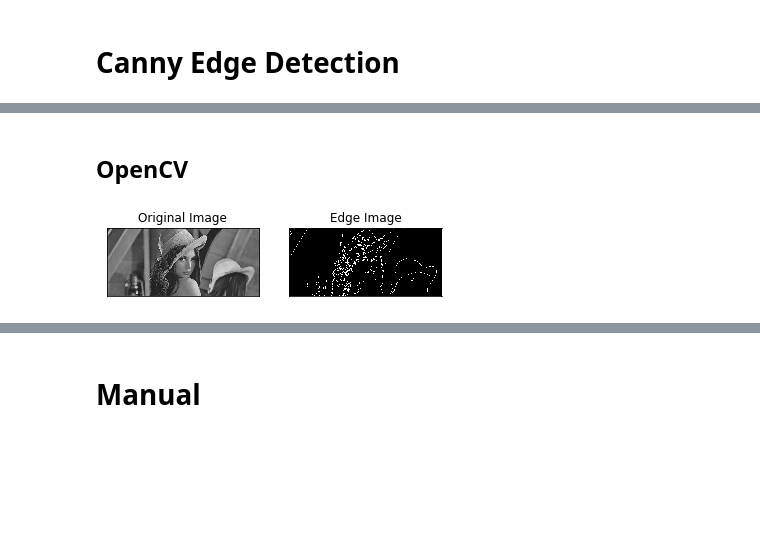
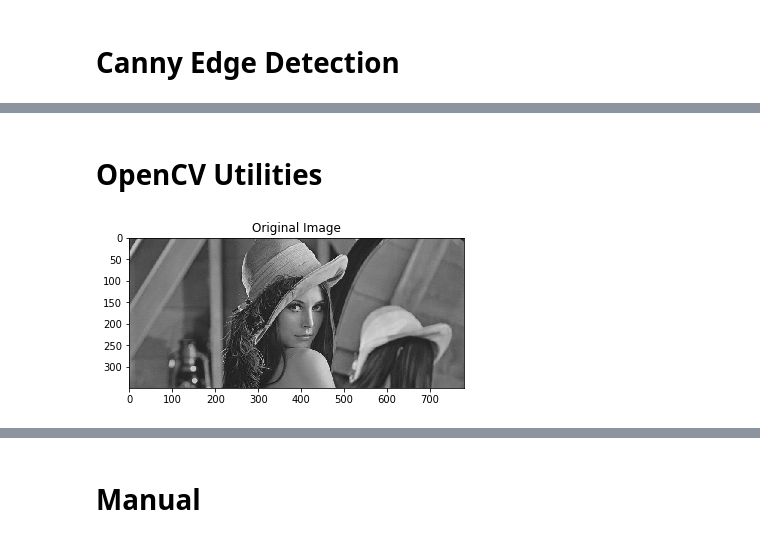
Before and after one commit to herrera-diego/CannyEdgeDetection, a Jupyter notebook: src/Edge Detection.ipynb, the cells around one changed output, grey strips where cells are left out. Cells and saved outputs as stored; diff of their text form; code cells hidden in the pictures; blank space fills up the shorter version.

```diff
--- a/src/Edge Detection.ipynb
+++ b/src/Edge Detection.ipynb
@@ -6,0 +16,5 @@ from matplotlib import pyplot as plt
+# %%
+img = cv2.imread('lenna.jpg',0)
+plt.imshow(img, cmap = plt.get_cmap('gray'))
+plt.title('Grayscale Image')
+plt.show()
@@ -7,13 +33,8 @@ from matplotlib import pyplot as plt
 # %% [markdown]
-## OpenCV
+# OpenCV Utilities
-# %%
-img = cv.imread('lenna.jpg',0)
-edges = cv.Canny(img,100,200)
 # %%
-plt.subplot(121),plt.imshow(img,cmap = 'gray')
-plt.title('Original Image'), plt.xticks([]), plt.yticks([])
-plt.subplot(122),plt.imshow(edges,cmap = 'gray')
-plt.title('Edge Image'), plt.xticks([]), plt.yticks([])
+plt.imshow(img, cmap = plt.get_cmap('gray'))
+plt.title('Original Image')
 plt.show()
 # %% [output]
-[figure, old version]
+[figure, new version]
```
Also changed, not shown: parts of 35 cells of this notebook.
